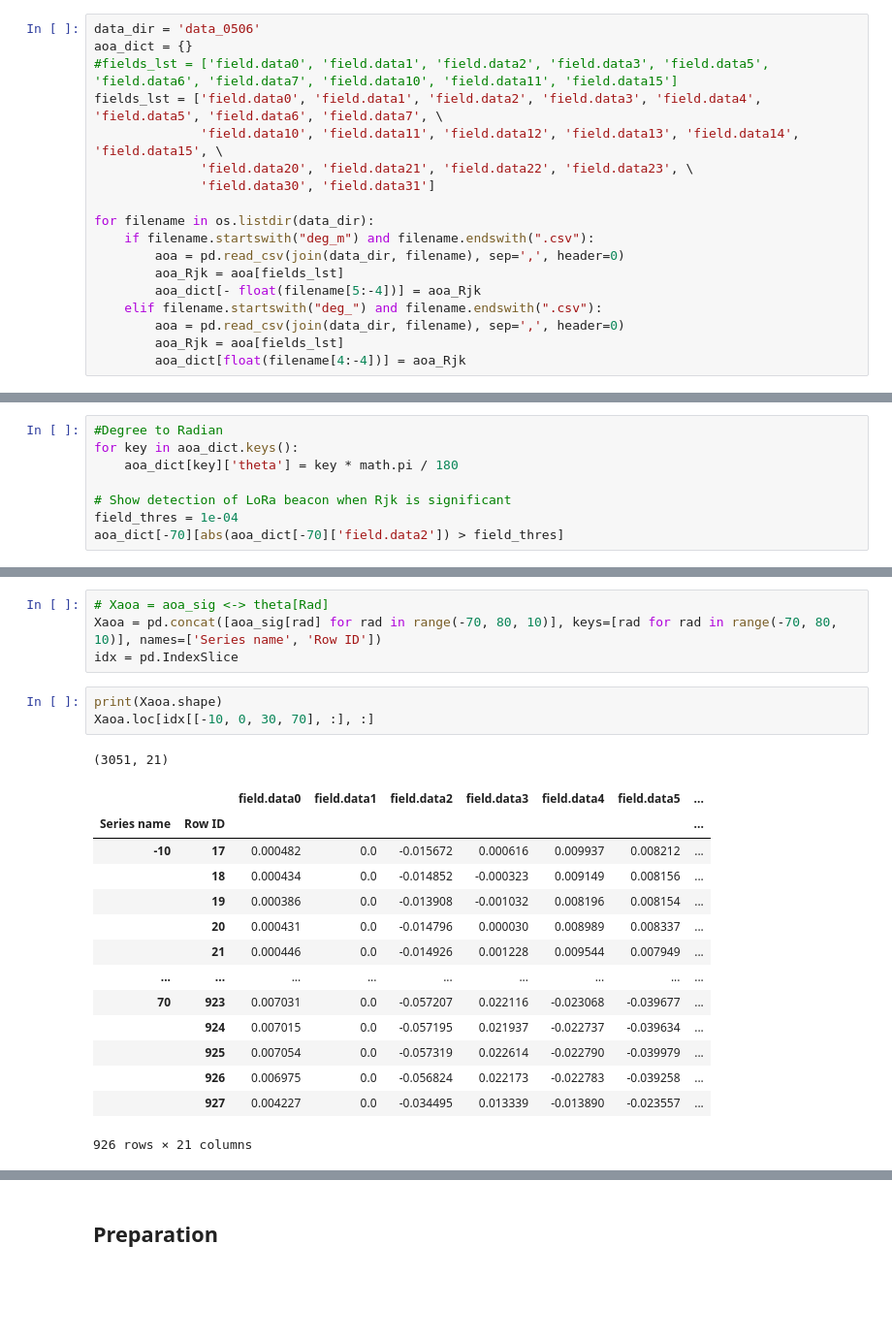
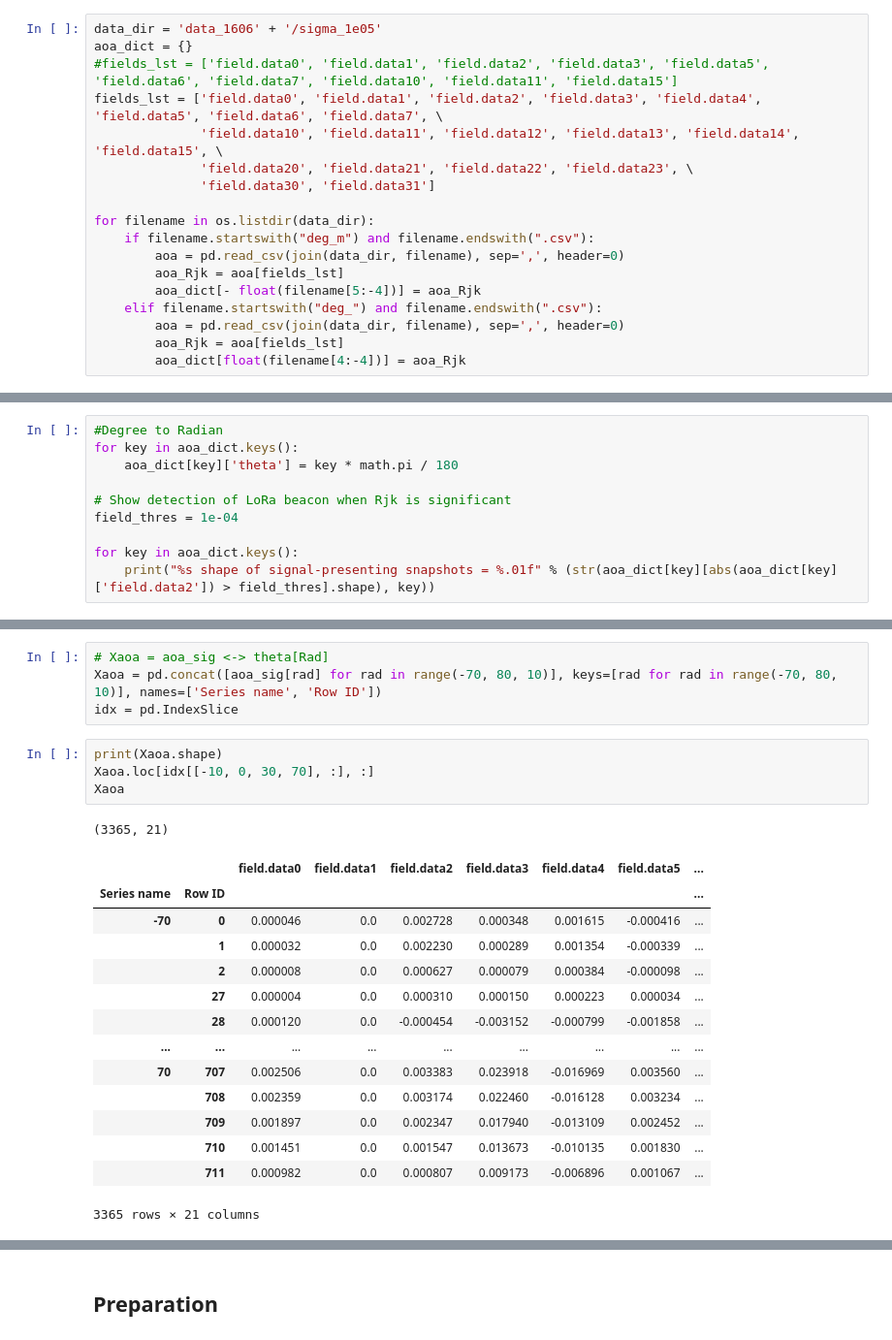
Before and after one commit to zdai257/DeepAOANet, a Jupyter notebook: myAOAnet.ipynb, the cells around one changed output, grey strips where cells are left out. Shown: that part at 97% size. Cells and saved outputs as stored; diff of their text form; blank space fills up the shorter version.

```diff
--- a/myAOAnet.ipynb
+++ b/myAOAnet.ipynb
@@ -17,7 +17,7 @@ from sklearn.preprocessing import StandardScaler, LabelEncoder, MinMaxScaler, On
 from sklearn.metrics import confusion_matrix, classification_report, mean_squared_error, mean_absolute_error, accuracy_score
 %matplotlib inline
 # %%
-data_dir = 'data_0506'
+data_dir = 'data_1606' + '/sigma_1e05'
 aoa_dict = {}
 #fields_lst = ['field.data0', 'field.data1', 'field.data2', 'field.data3', 'field.data5', 'field.data6', 'field.data7', 'field.data10', 'field.data11', 'field.data15']
 fields_lst = ['field.data0', 'field.data1', 'field.data2', 'field.data3', 'field.data4', 'field.data5', 'field.data6', 'field.data7', \
@@ -62,5 +62,7 @@ for key in aoa_dict.keys():
 
 # Show detection of LoRa beacon when Rjk is significant
 field_thres = 1e-04
-aoa_dict[-70][abs(aoa_dict[-70]['field.data2']) > field_thres]
+
+for key in aoa_dict.keys():
+    print("%s shape of signal-presenting snapshots = %.01f" % (str(aoa_dict[key][abs(aoa_dict[key]['field.data2']) > field_thres].shape), key))
 # %% [output]
@@ -102,19 +101,20 @@ idx = pd.IndexSlice
 # %%
 print(Xaoa.shape)
 Xaoa.loc[idx[[-10, 0, 30, 70], :], :]
+Xaoa
 # %% [output]
-(3051, 21)
+(3365, 21)
 |  |  | field.data0 | field.data1 | field.data2 | field.data3 | field.data4 | field.data5 | ... |
 | Series name | Row ID |  |  |  |  |  |  | ... |
-| -10 | 17 | 0.000482 | 0.0 | -0.015672 | 0.000616 | 0.009937 | 0.008212 | ... |
-|  | 18 | 0.000434 | 0.0 | -0.014852 | -0.000323 | 0.009149 | 0.008156 | ... |
-|  | 19 | 0.000386 | 0.0 | -0.013908 | -0.001032 | 0.008196 | 0.008154 | ... |
-|  | 20 | 0.000431 | 0.0 | -0.014796 | 0.000030 | 0.008989 | 0.008337 | ... |
-|  | 21 | 0.000446 | 0.0 | -0.014926 | 0.001228 | 0.009544 | 0.007949 | ... |
+| -70 | 0 | 0.000046 | 0.0 | 0.002728 | 0.000348 | 0.001615 | -0.000416 | ... |
+|  | 1 | 0.000032 | 0.0 | 0.002230 | 0.000289 | 0.001354 | -0.000339 | ... |
+|  | 2 | 0.000008 | 0.0 | 0.000627 | 0.000079 | 0.000384 | -0.000098 | ... |
+|  | 27 | 0.000004 | 0.0 | 0.000310 | 0.000150 | 0.000223 | 0.000034 | ... |
+|  | 28 | 0.000120 | 0.0 | -0.000454 | -0.003152 | -0.000799 | -0.001858 | ... |
 | ... | ... | ... | ... | ... | ... | ... | ... | ... |
-| 70 | 923 | 0.007031 | 0.0 | -0.057207 | 0.022116 | -0.023068 | -0.039677 | ... |
-|  | 924 | 0.007015 | 0.0 | -0.057195 | 0.021937 | -0.022737 | -0.039634 | ... |
-|  | 925 | 0.007054 | 0.0 | -0.057319 | 0.022614 | -0.022790 | -0.039979 | ... |
-|  | 926 | 0.006975 | 0.0 | -0.056824 | 0.022173 | -0.022783 | -0.039258 | ... |
-|  | 927 | 0.004227 | 0.0 | -0.034495 | 0.013339 | -0.013890 | -0.023557 | ... |
+| 70 | 707 | 0.002506 | 0.0 | 0.003383 | 0.023918 | -0.016969 | 0.003560 | ... |
+|  | 708 | 0.002359 | 0.0 | 0.003174 | 0.022460 | -0.016128 | 0.003234 | ... |
+|  | 709 | 0.001897 | 0.0 | 0.002347 | 0.017940 | -0.013109 | 0.002452 | ... |
+|  | 710 | 0.001451 | 0.0 | 0.001547 | 0.013673 | -0.010135 | 0.001830 | ... |
+|  | 711 | 0.000982 | 0.0 | 0.000807 | 0.009173 | -0.006896 | 0.001067 | ... |
-926 rows × 21 columns
+3365 rows × 21 columns
```
Also changed, not shown: parts of 5 cells of this notebook, 38 other files.
